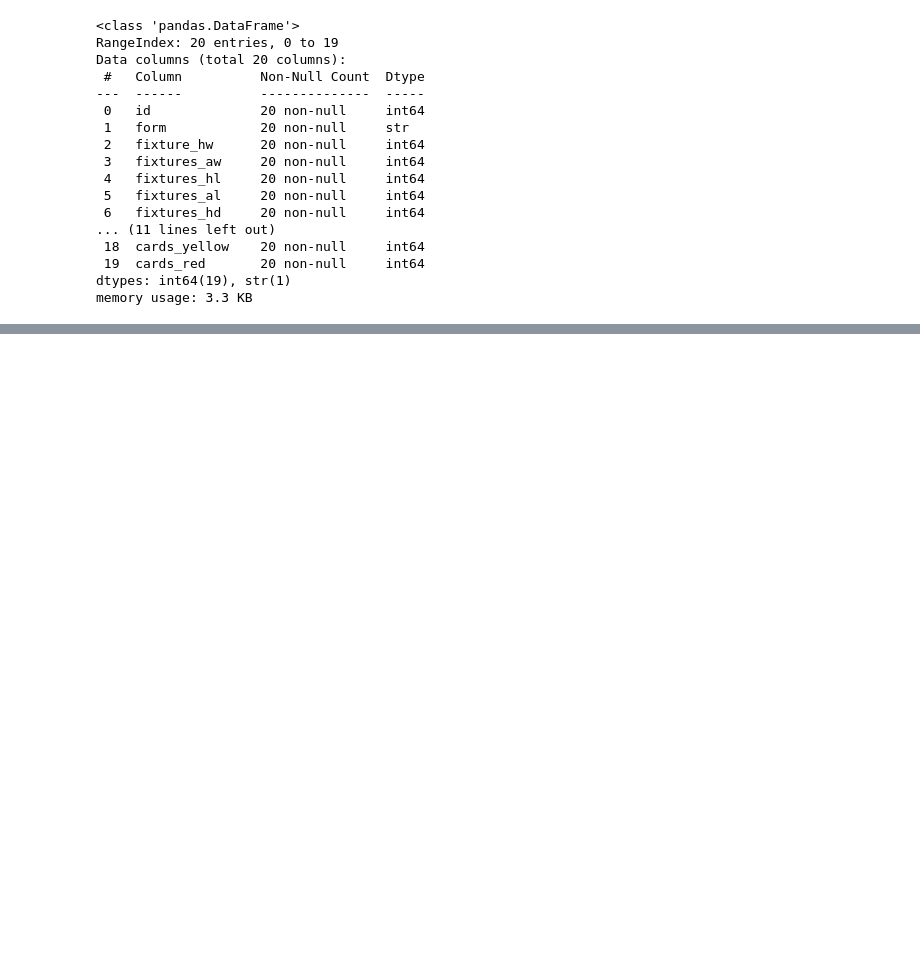
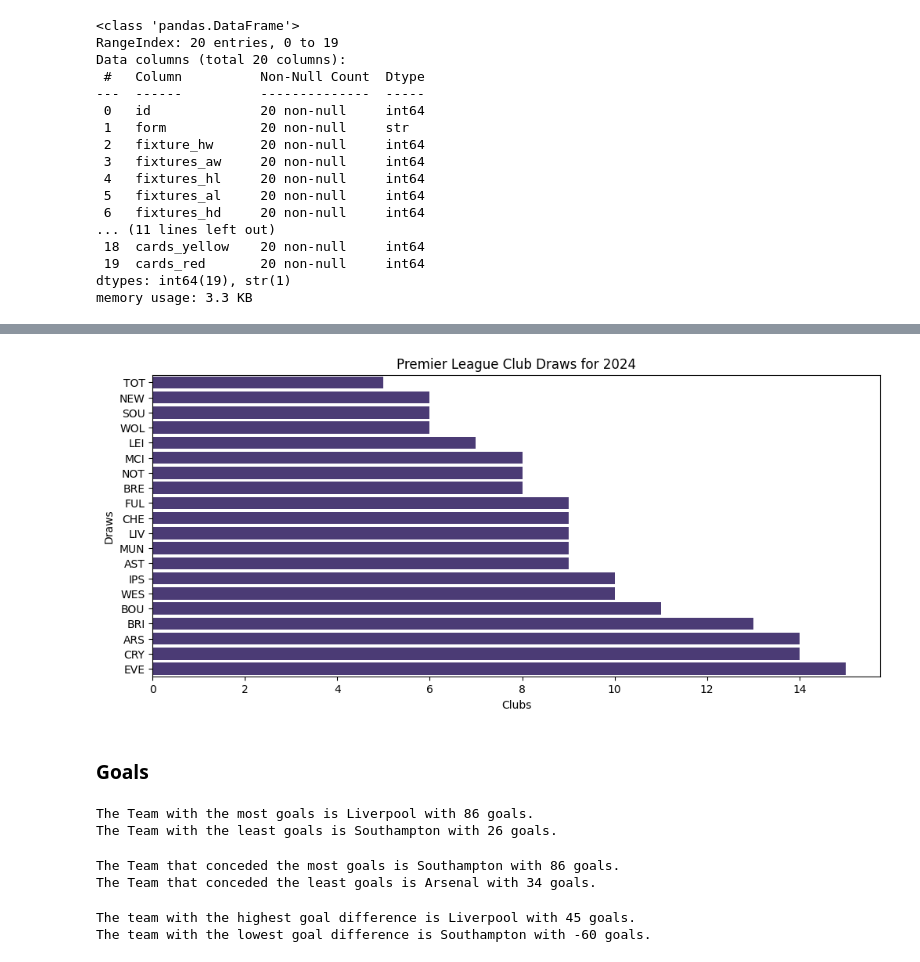
Before and after one commit to Lakes41/Premier-league-predictor-model, a Jupyter notebook: Notebooks/EDA.ipynb, the cells around one changed output, grey strips where cells are left out. Saved outputs shown, nothing was run; the diff lists cells and outputs as text; code cells hidden in the pictures; blank space fills up the shorter version.

```diff
--- a/Notebooks/EDA.ipynb
+++ b/Notebooks/EDA.ipynb
@@ -33,0 +138,23 @@ memory usage: 3.3 KB
+# %%
+fig, ax = plt.subplots(figsize=(12, 5))
+sns.barplot(y='code', x='draws', data=data_2024.sort_values(by='draws', ascending=True), ax=ax, orient= 'h')
+plt.title("Premier League Club Draws for 2024")
+plt.xlabel("Clubs")
+plt.ylabel("Draws")
+plt.show()
+# %% [output]
+[figure, added]
+# %% [markdown]
+### Goals
+# %%
+print(f"The Team with the most goals is {data_2024.loc[data_2024['goals_scored'].idxmax(), 'name']} with {data_2024['goals_scored'].max()} goals.")
+print(f"The Team with the least goals is {data_2024.loc[data_2024['goals_scored'].idxmin(), 'name']} with {data_2024['goals_scored'].min()} goals.")
+# %% [output]
+The Team with the most goals is Liverpool with 86 goals.
+The Team with the least goals is Southampton with 26 goals.
+# %%
+print(f"The Team that conceded the most goals is {data_2024.loc[data_2024['goals_conceded'].idxmax(), 'name']} with {data_2024['goals_conceded'].max()} goals.")
+print(f"The Team that conceded the least goals is {data_2024.loc[data_2024['goals_conceded'].idxmin(), 'name']} with {data_2024['goals_conceded'].min()} goals.")
+# %% [output]
+The Team that conceded the most goals is Southampton with 86 goals.
+The Team that conceded the least goals is Arsenal with 34 goals.
@@ -33,0 +163,6 @@ memory usage: 3.3 KB
+# %%
+print(f"The team with the highest goal difference is {data_2024.loc[data_2024['goal_diff'].idxmax(), 'name']} with {data_2024['goal_diff'].max()} goals.")
+print(f"The team with the lowest goal difference is {data_2024.loc[data_2024['goal_diff'].idxmin(), 'name']} with {data_2024['goal_diff'].min()} goals.")
+# %% [output]
+The team with the highest goal difference is Liverpool with 45 goals.
+The team with the lowest goal difference is Southampton with -60 goals.
```
Also changed, not shown: parts of 24 cells of this notebook, 2 other files.
